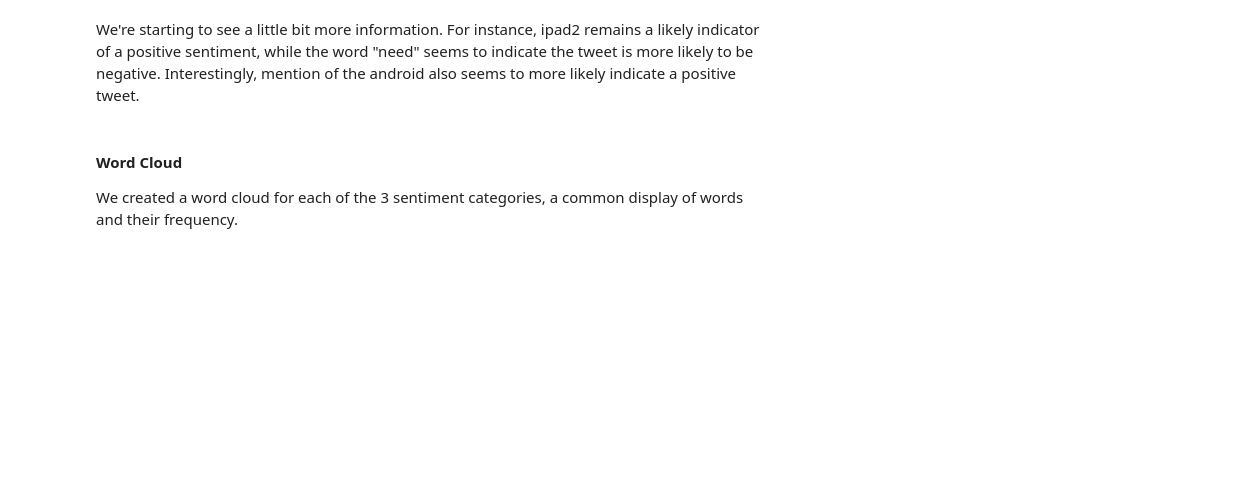
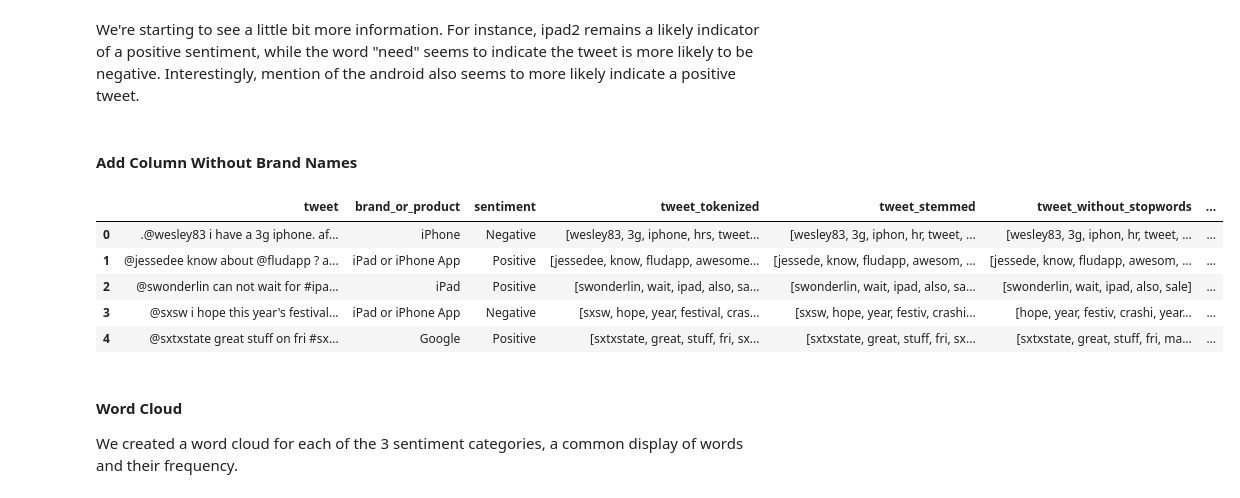
Before and after one commit to chrismiley87/tweet-project, a Jupyter notebook: notebook.ipynb, the cells around one changed output. Cells and saved outputs as stored; diff of their text form; code cells hidden in the pictures; blank space fills up the shorter version.

```diff
--- a/notebook.ipynb
+++ b/notebook.ipynb
@@ -712,6 +776,26 @@ plt.show()
 [figure]
 # %% [markdown]
 We're starting to see a little bit more information. For instance, ipad2 remains a likely indicator of a positive sentiment, while the word "need" seems to indicate the tweet is more likely to be negative. Interestingly, mention of the android also seems to more likely indicate a positive tweet.
+# %% [markdown]
+#### Add Column Without Brand Names
+# %%
+# Define a function to remove brands from text
+def remove_brands(text):
+    filtered_words = [word for word in text if word not in brands_list]
+    return filtered_words
+
+# Apply the remove_brands function to the 'tweet_without_stopwords' column and create a new column 'brandless_tweet_without_stopwords'
+df['brandless_tweet_without_stopwords'] = df['tweet_without_stopwords'].apply(lambda x: remove_brands(x))
+
+# Display the updated DataFrame
+df.head()
+# %% [output]
+|  | tweet | brand_or_product | sentiment | tweet_tokenized | tweet_stemmed | tweet_without_stopwords | ... |
+| 0 | .@wesley83 i have a 3g iphone. af... | iPhone | Negative | [wesley83, 3g, iphone, hrs, tweet... | [wesley83, 3g, iphon, hr, tweet, ... | [wesley83, 3g, iphon, hr, tweet, ... | ... |
+| 1 | @jessedee know about @fludapp ? a... | iPad or iPhone App | Positive | [jessedee, know, fludapp, awesome... | [jessede, know, fludapp, awesom, ... | [jessede, know, fludapp, awesom, ... | ... |
+| 2 | @swonderlin can not wait for #ipa... | iPad | Positive | [swonderlin, wait, ipad, also, sa... | [swonderlin, wait, ipad, also, sa... | [swonderlin, wait, ipad, also, sale] | ... |
+| 3 | @sxsw i hope this year's festival... | iPad or iPhone App | Negative | [sxsw, hope, year, festival, cras... | [sxsw, hope, year, festiv, crashi... | [hope, year, festiv, crashi, year... | ... |
+| 4 | @sxtxstate great stuff on fri #sx... | Google | Positive | [sxtxstate, great, stuff, fri, sx... | [sxtxstate, great, stuff, fri, sx... | [sxtxstate, great, stuff, fri, ma... | ... |
 # %% [markdown]
 #### Word Cloud
 
```
Also changed, not shown: parts of 28 cells of this notebook.
